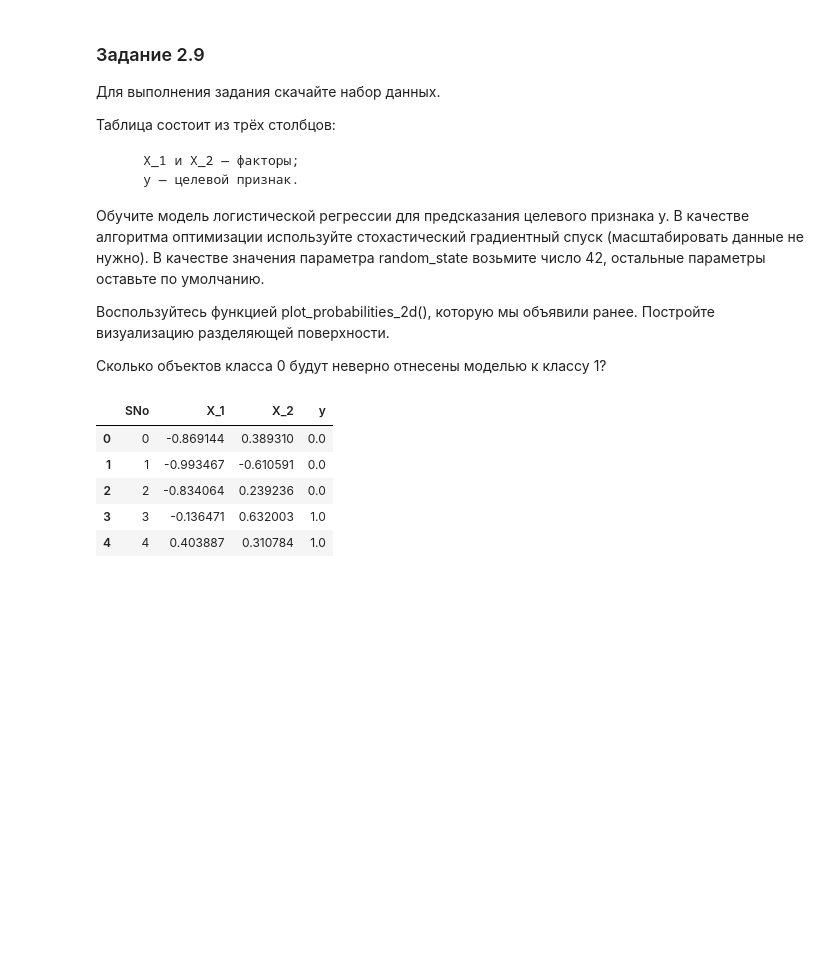
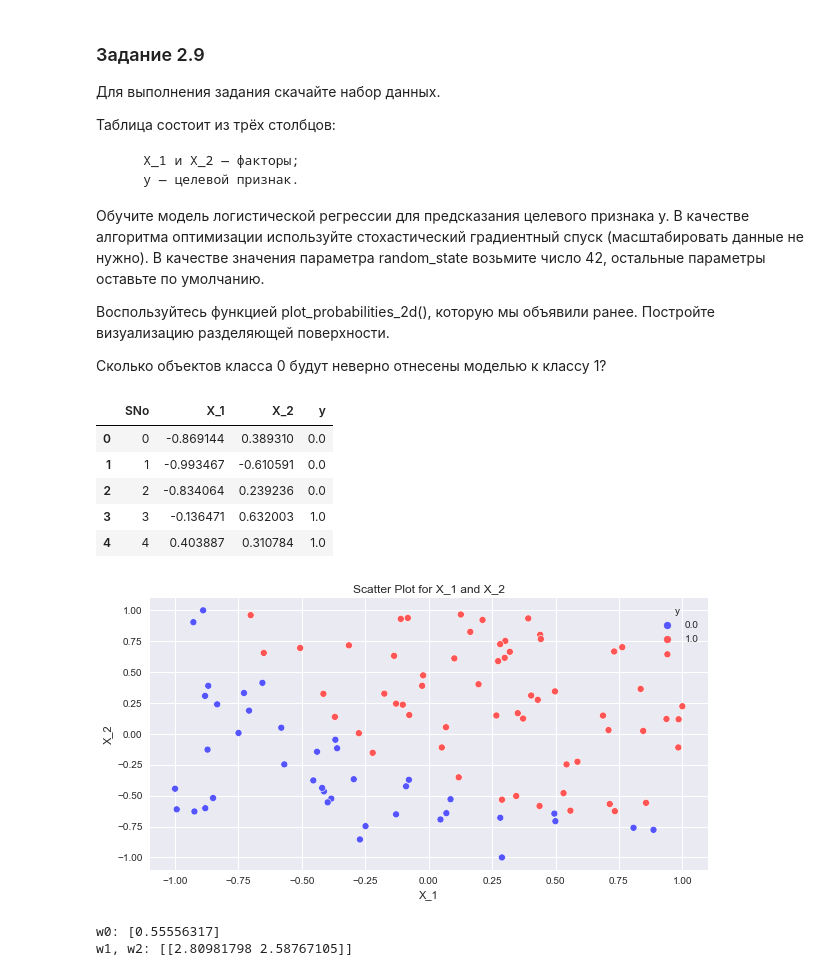
Before and after one commit to Alexx-Yu/python_classes, a Jupyter notebook: Module 32 - ML-3/Practice.ipynb, the cells around one changed output. Saved outputs shown, nothing was run; the diff lists cells and outputs as text; code cells hidden in the pictures; blank space fills up the shorter version.

```diff
--- a/Module 32 - ML-3/Practice.ipynb
+++ b/Module 32 - ML-3/Practice.ipynb
@@ -36,3 +36,19 @@ task_data.head()
 | 2 | 2 | -0.834064 | 0.239236 | 0.0 |
 | 3 | 3 | -0.136471 | 0.632003 | 1.0 |
 | 4 | 4 | 0.403887 | 0.310784 | 1.0 |
+# %%
+#  посмотрим не распределение точек
+fig, ax = plt.subplots(figsize = (10, 5)) #фигура + координатная плоскость
+#Строим диаграмму рассеяния
+sns.scatterplot(
+    data=task_data, #датасет
+    x='X_1', #ось абсцисс
+    y='X_2', #ось ординат
+    hue='y', #группировка
+    palette='seismic', #палитра
+    ax=ax, #координатная плоскость
+);
+#Задаем название графику
+ax.set_title('Scatter Plot for X_1 and X_2');
+# %% [output]
+[figure, added]
@@ -38,0 +59,11 @@ task_data.head()
+# %%
+#Создаем объект класса логистическая регрессия
+log_reg = linear_model.LogisticRegression(solver='sag', random_state=42)
+#Обучаем модель, минимизируя logloss
+log_reg.fit(X, y)
+#Выводим результирующие коэффициенты
+print('w0: {}'.format(log_reg.intercept_)) #свободный член w0
+print('w1, w2: {}'.format(log_reg.coef_)) #остальные параметры модели w1, w2, ..., wm
+# %% [output]
+w0: [0.55556317]
+w1, w2: [[2.80981798 2.58767105]]
```
Also changed, not shown: parts of 3 cells of this notebook, 1 other file.
